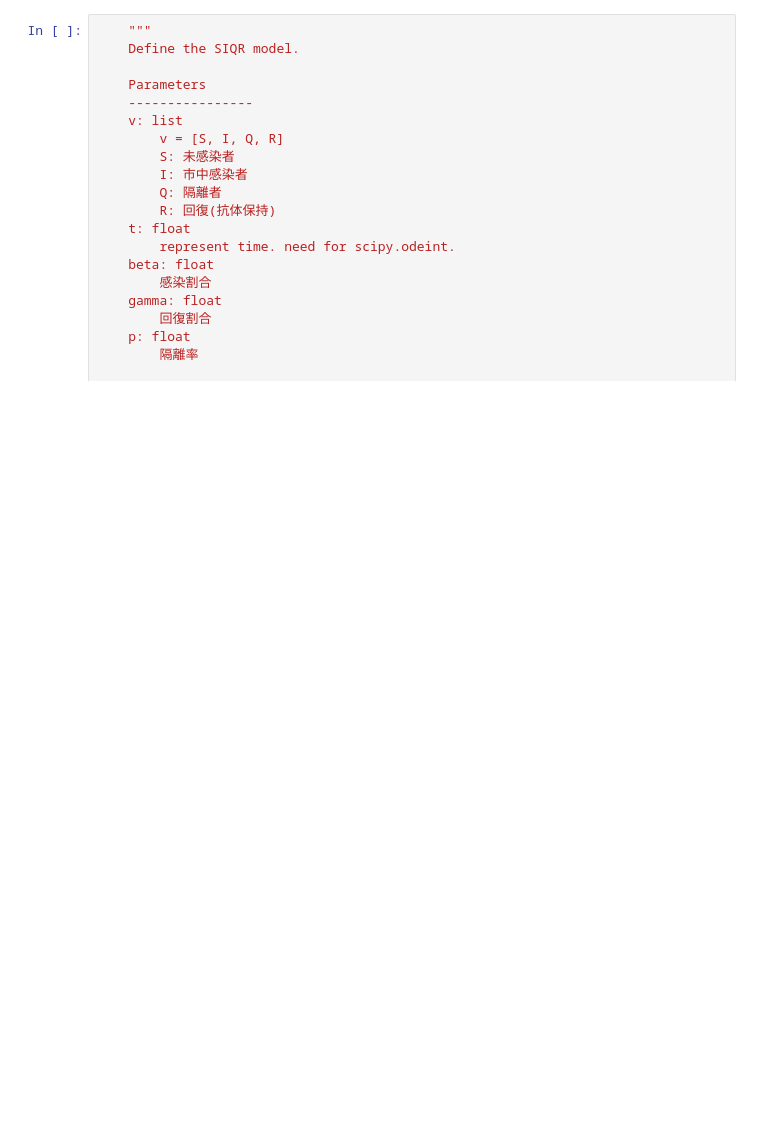
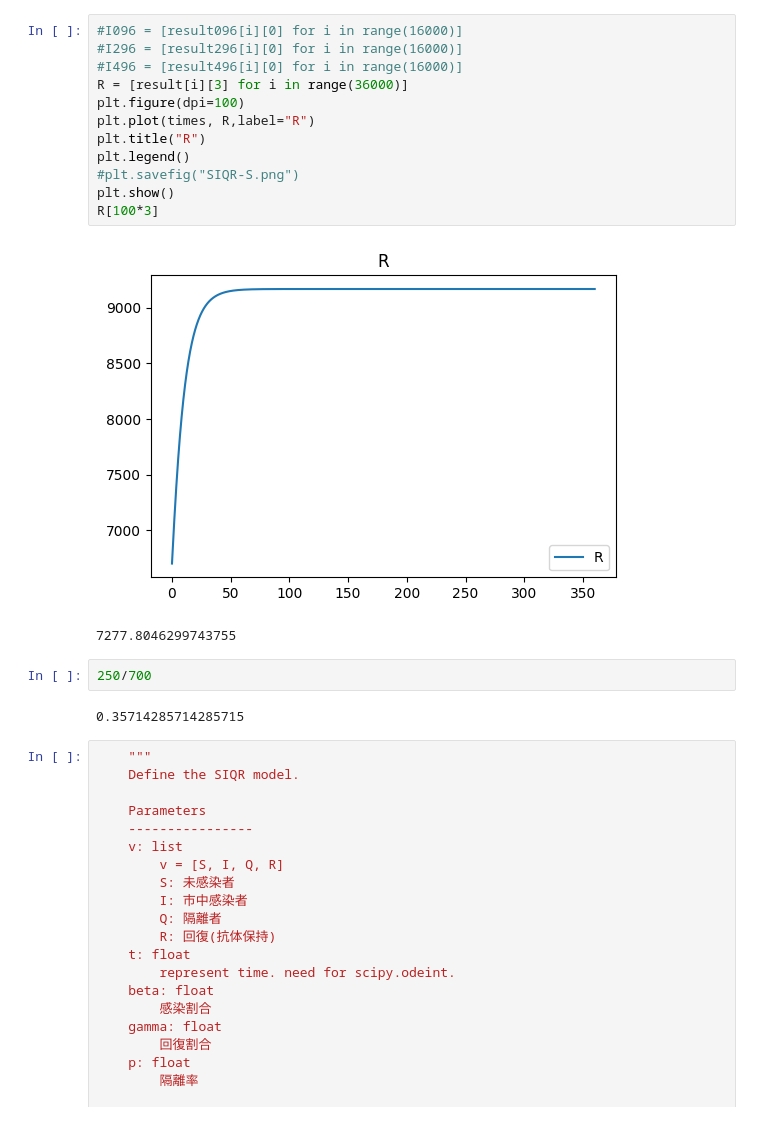
Before and after one commit to jabelic/SIQRmodel, a Jupyter notebook: siqr.ipynb, the cells around one changed output. Saved outputs shown, nothing was run; the diff lists cells and outputs as text; blank space fills up the shorter version.

```diff
--- a/siqr.ipynb
+++ b/siqr.ipynb
@@ -117,3 +141,22 @@ plt.show()
+# %%
+#I096 = [result096[i][0] for i in range(16000)]
+#I296 = [result296[i][0] for i in range(16000)]
+#I496 = [result496[i][0] for i in range(16000)]
+R = [result[i][3] for i in range(36000)]
+plt.figure(dpi=100)
+plt.plot(times, R,label="R")
+plt.title("R")
+plt.legend()
+#plt.savefig("SIQR-S.png")
+plt.show()
+R[100*3]
+# %% [output]
+[figure, added]
+7277.8046299743755
+# %%
+250/700
+# %% [output]
+0.35714285714285715
 # %%
     """
     Define the SIQR model.
```
Also changed, not shown: parts of 7 cells of this notebook, 30 other files.
